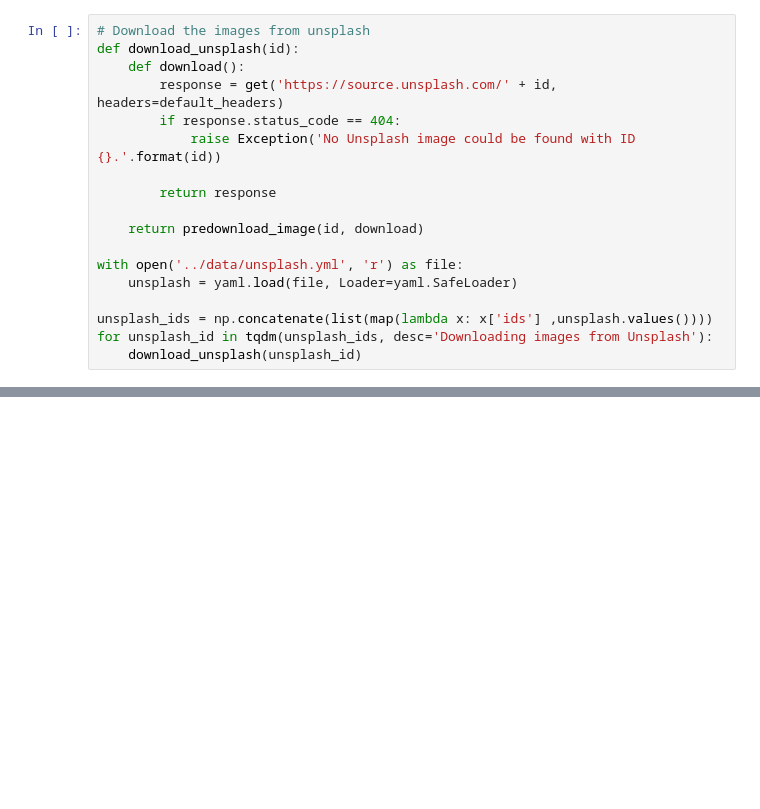
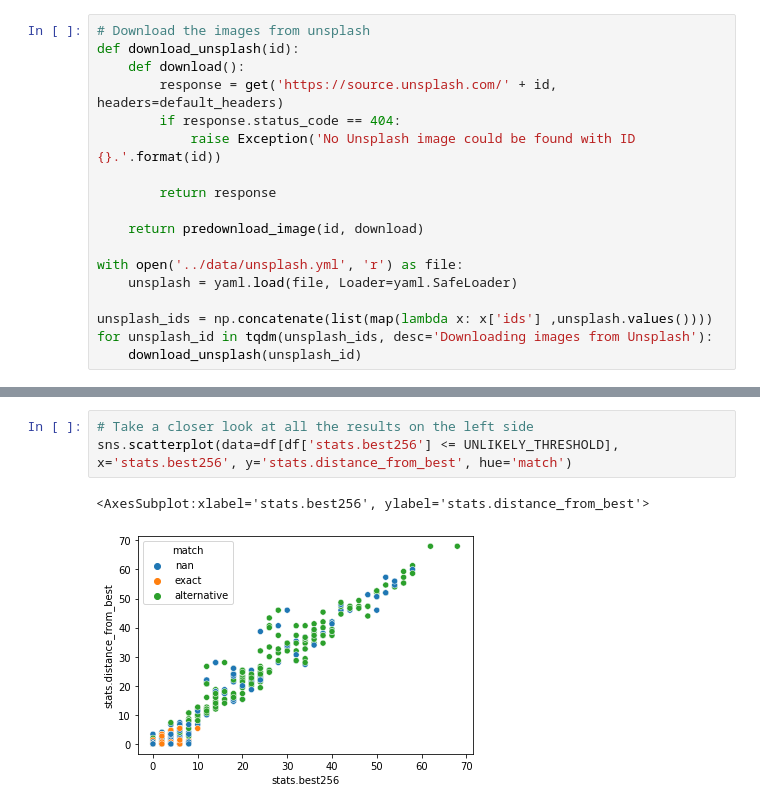
Before and after one commit to NoppesTheFolf/Fluffle, a Jupyter notebook: Fluffle.Notebooks/notebooks/match.ipynb, the cells around one changed output, grey strips where cells are left out. Cells and saved outputs as stored; diff of their text form; blank space fills up the shorter version.

```diff
--- a/Fluffle.Notebooks/notebooks/match.ipynb
+++ b/Fluffle.Notebooks/notebooks/match.ipynb
@@ -84,0 +199,6 @@ for unsplash_id in tqdm(unsplash_ids, desc='Downloading images from Unsplash'):
+# %%
+# Take a closer look at all the results on the left side
+sns.scatterplot(data=df[df['stats.best256'] <= UNLIKELY_THRESHOLD], x='stats.best256', y='stats.distance_from_best', hue='match')
+# %% [output]
+<AxesSubplot:xlabel='stats.best256', ylabel='stats.distance_from_best'>
+[figure, added]
```
Also changed, not shown: parts of 17 cells of this notebook, 2 other files.
